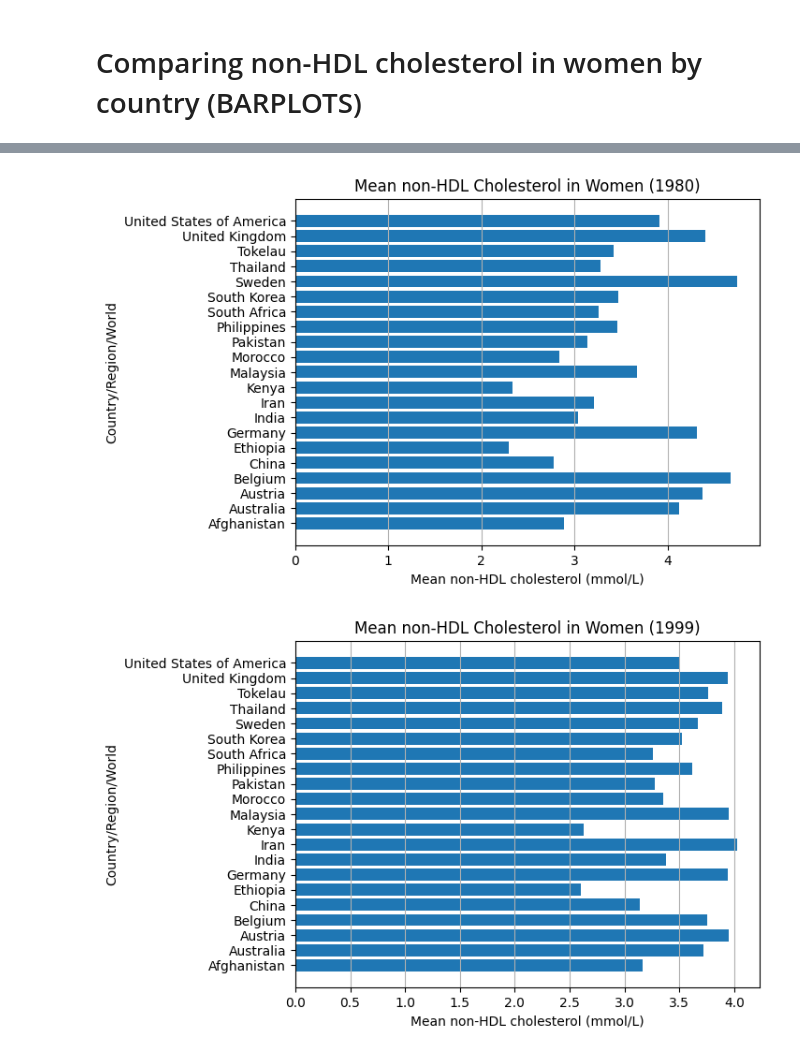
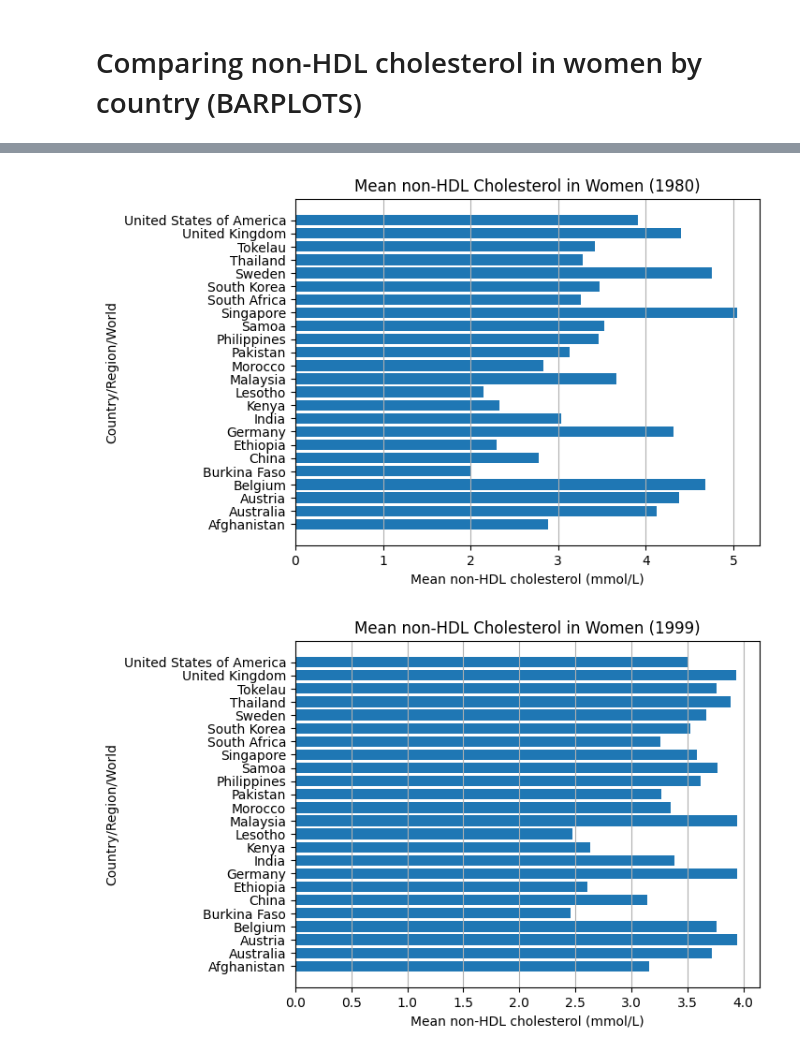
Before and after one commit to jocelynbrownie27-max/Cholesterol-Project, a Jupyter notebook: DSRP_2026_Jocelyn_Browne_(CHOLESTEROL).ipynb, the cells around one changed output, grey strips where cells are left out. Saved outputs shown, nothing was run; the diff lists cells and outputs as text; code cells hidden in the pictures.

```diff
--- a/DSRP_2026_Jocelyn_Browne_(CHOLESTEROL).ipynb
+++ b/DSRP_2026_Jocelyn_Browne_(CHOLESTEROL).ipynb
@@ -310,5 +310,5 @@ plt.show()
 # %%
-selected_countries = ['Australia', 'Austria', 'United States of America', 'United Kingdom', 'Germany', 'Malaysia', 'Thailand', 'China', 'Kenya', 'Morocco', 'South Africa', 'Ethiopia', 'Tokelau', 'Iran', 'Afghanistan', 'India', 'Pakistan', 'South Korea', 'Philippines', 'Belgium', 'Sweden']
+selected_countries = ['Australia', 'Austria', 'United States of America', 'United Kingdom', 'Germany', 'Malaysia', 'Thailand', 'China', 'Kenya', 'Morocco', 'South Africa', 'Ethiopia', 'Tokelau', 'Afghanistan', 'India', 'Pakistan', 'South Korea', 'Philippines', 'Belgium', 'Sweden', 'Singapore', 'Burkina Faso', 'Lesotho', 'Samoa']
 specific_country_df = df[(df['Year'] == 1980) & (df['Sex'] == 'Women') & (df['Country/Region/World'].isin(selected_countries))].copy()
 plt.barh(specific_country_df['Country/Region/World'], specific_country_df['Mean non-HDL cholesterol (mmol/L)'])
 plt.title('Mean non-HDL Cholesterol in Women (1980)')
@@ -317,15 +317,15 @@ plt.ylabel('Country/Region/World')
 plt.grid(axis='x')
 plt.show()
 # %% [output]
-[figure, old version]
+[figure, new version]
 # %%
-selected_countries = ['Australia', 'Austria', 'United States of America', 'United Kingdom', 'Germany', 'Malaysia', 'Thailand', 'China', 'Kenya', 'Morocco', 'South Africa', 'Ethiopia', 'Tokelau', 'Iran', 'Afghanistan', 'India', 'Pakistan', 'South Korea', 'Philippines', 'Belgium', 'Sweden']
+selected_countries = ['Australia', 'Austria', 'United States of America', 'United Kingdom', 'Germany', 'Malaysia', 'Thailand', 'China', 'Kenya', 'Morocco', 'South Africa', 'Ethiopia', 'Tokelau', 'Afghanistan', 'India', 'Pakistan', 'South Korea', 'Philippines', 'Belgium', 'Sweden', 'Singapore', 'Burkina Faso', 'Lesotho', 'Samoa']
 specific_country_df = df[(df['Year'] == 2000) & (df['Sex'] == 'Women') & (df['Country/Region/World'].isin(selected_countries))].copy()
 plt.barh(specific_country_df['Country/Region/World'], specific_country_df['Mean non-HDL cholesterol (mmol/L)'])
 plt.title('Mean non-HDL Cholesterol in Women (1999)')
 plt.xlabel('Mean non-HDL cholesterol (mmol/L)')
 plt.ylabel('Country/Region/World')
 plt.grid(axis='x')
 plt.show()
 # %% [output]
-[figure, old version]
+[figure, new version]
```
Also changed, not shown: parts of 9 cells of this notebook.
